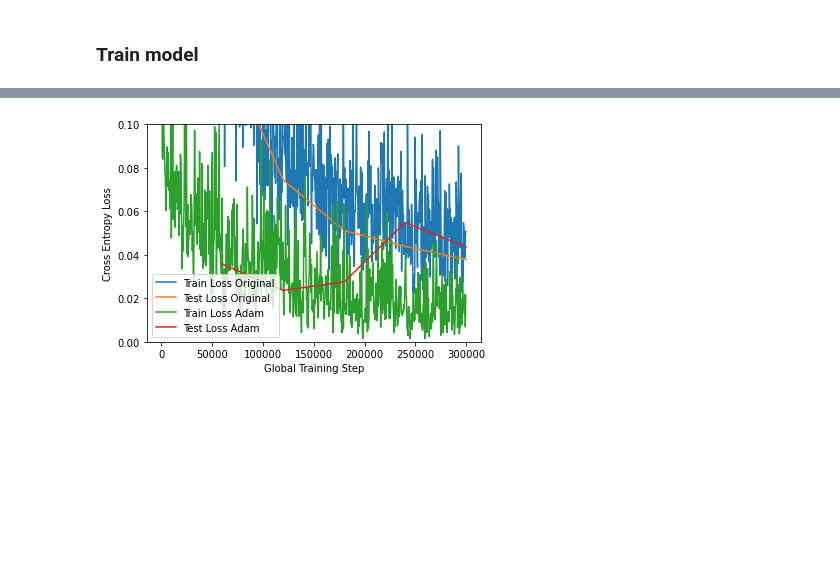
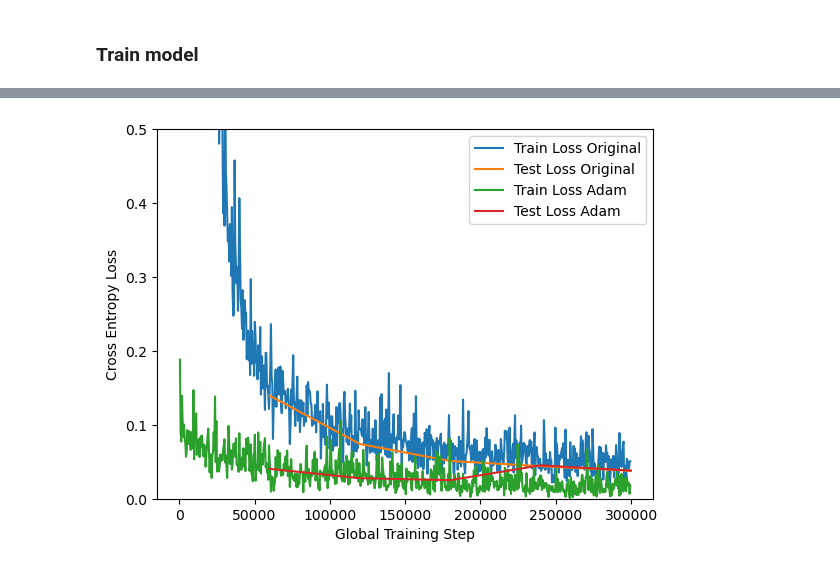
Before and after one commit to sigrli/IP, a Jupyter notebook: assignment 2/task2.ipynb, the cells around one changed output, grey strips where cells are left out. Cells and saved outputs as stored; diff of their text form; code cells hidden in the pictures; blank space fills up the shorter version.

```diff
--- a/assignment 2/task2.ipynb
+++ b/assignment 2/task2.ipynb
@@ -136,32 +137,33 @@ optimizer_adam = torch.optim.Adam(model.parameters(),
 
 trainer_adam = Trainer(
   model=model,
   dataloader_train=dataloader_train,
   dataloader_test=dataloader_test,
   batch_size=batch_size,
   loss_function=loss_function2,
   optimizer=optimizer_adam
 )
 train_loss_dict2, test_loss_dict2 = trainer_adam.train(num_epochs)
 
 # We can now plot the training loss with our utility script
 
 # Plot loss
 utils.plot_loss(train_loss_dict, label="Train Loss Original")
 utils.plot_loss(test_loss_dict, label="Test Loss Original")
 
 utils.plot_loss(train_loss_dict2, label="Train Loss Adam")
 utils.plot_loss(test_loss_dict2, label="Test Loss Adam")
 # Limit the y-axis of the plot (The range should not be increased!)
-plt.ylim([0, .1])
+plt.ylim([0, 0.5])
+#plt.ylim([0, 0.1])
 plt.legend()
 plt.xlabel("Global Training Step")
 plt.ylabel("Cross Entropy Loss")
 plt.savefig(utils.image_output_dir.joinpath("task2a_plot.png"))
 plt.show()
 
 final_loss, final_acc = utils.compute_loss_and_accuracy(
     dataloader_test, model, loss_function)
 print(f"Final Test loss: {final_loss}. Final Test accuracy: {final_acc}")
 # %% [output]
-[figure, old version]
+[figure, new version]
```
Also changed, not shown: parts of 3 cells of this notebook, 2 other files.
